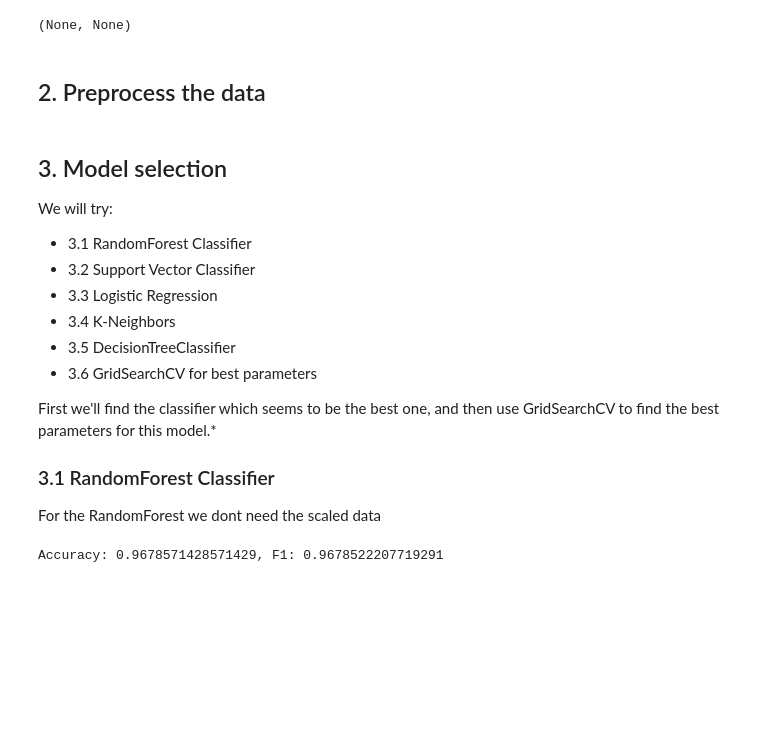
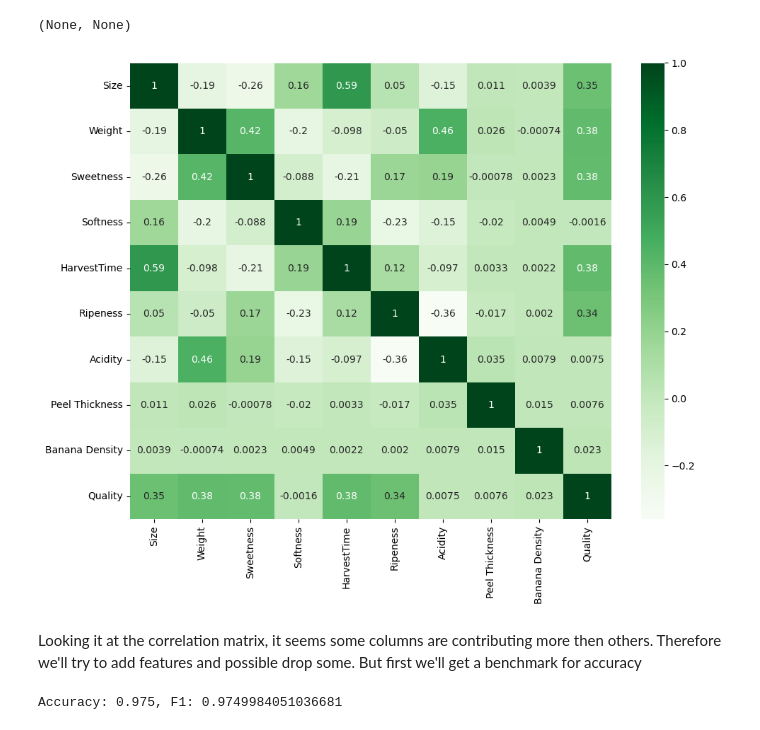
Before and after one commit to fredericstrand/DAT200, a Jupyter notebook: CA3/oblig-3.ipynb, the cells around one changed output. Drawn from its saved outputs; the diff is of its cells as text; code cells hidden in the pictures; blank space fills up the shorter version.

```diff
--- a/CA3/oblig-3.ipynb
+++ b/CA3/oblig-3.ipynb
@@ -51,5 +55,14 @@ Data columns (total 10 columns):
 dtypes: float64(9)
 memory usage: 84.5 KB
 (None, None)
-# %% [markdown]
-## 2. Preprocess the data
+# %%
+# make a confusion matrix
+matrix = train_df.corr()
+plt.figure(figsize=(10, 8))
+sns.heatmap(matrix, cmap="Greens", annot=True)
+plt.tight_layout()
+plt.show()
+# %% [output]
+[figure, added]
+# %% [markdown]
+Looking it at the correlation matrix, it seems some columns are contributing more then others. Therefore we'll try to add features and possible drop some. But first we'll get a benchmark for accuracy
@@ -65,28 +94,11 @@ X_test_scaled = scalar.transform(X_test)
-# %% [markdown]
-## 3. Model selection
-
-We will try:
-* 3.1 RandomForest Classifier
-* 3.2 Support Vector Classifier
-* 3.3 Logistic Regression
-* 3.4 K-Neighbors
-* 3.5 DecisionTreeClassifier
-* 3.6 GridSearchCV for best parameters
-
-First we'll find the classifier which seems to be the best one, and then use GridSearchCV to find the best parameters for this model.*
-
-
-### 3.1 RandomForest Classifier
-
-For the RandomForest we dont need the scaled data
 # %%
-rf = RandomForestClassifier()
-rf.fit(X_train, y_train)
+clf = svm.SVC(C=10, kernel="rbf", probability=True)
+clf.fit(X_train_scaled, y_train)
 
-y_pred = rf.predict(X_test)
+y_pred = clf.predict(X_test_scaled)
 
 accuracy = accuracy_score(y_test, y_pred)
 f1 = f1_score(y_test, y_pred, average='weighted')
 print(f'Accuracy: {accuracy}, F1: {f1}')
 # %% [output]
-Accuracy: 0.9678571428571429, F1: 0.9678522207719291
+Accuracy: 0.975, F1: 0.9749984051036681
```
Also changed, not shown: parts of 18 cells of this notebook, 2 other files.
